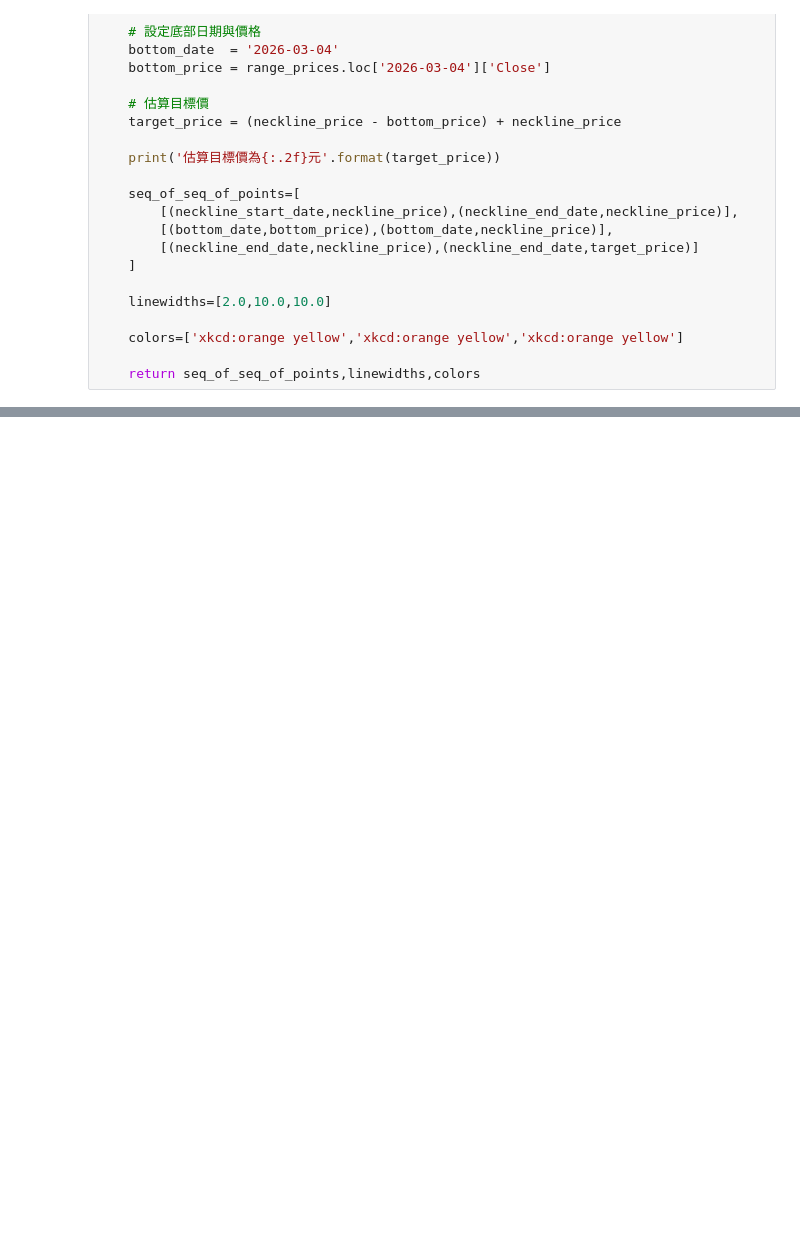
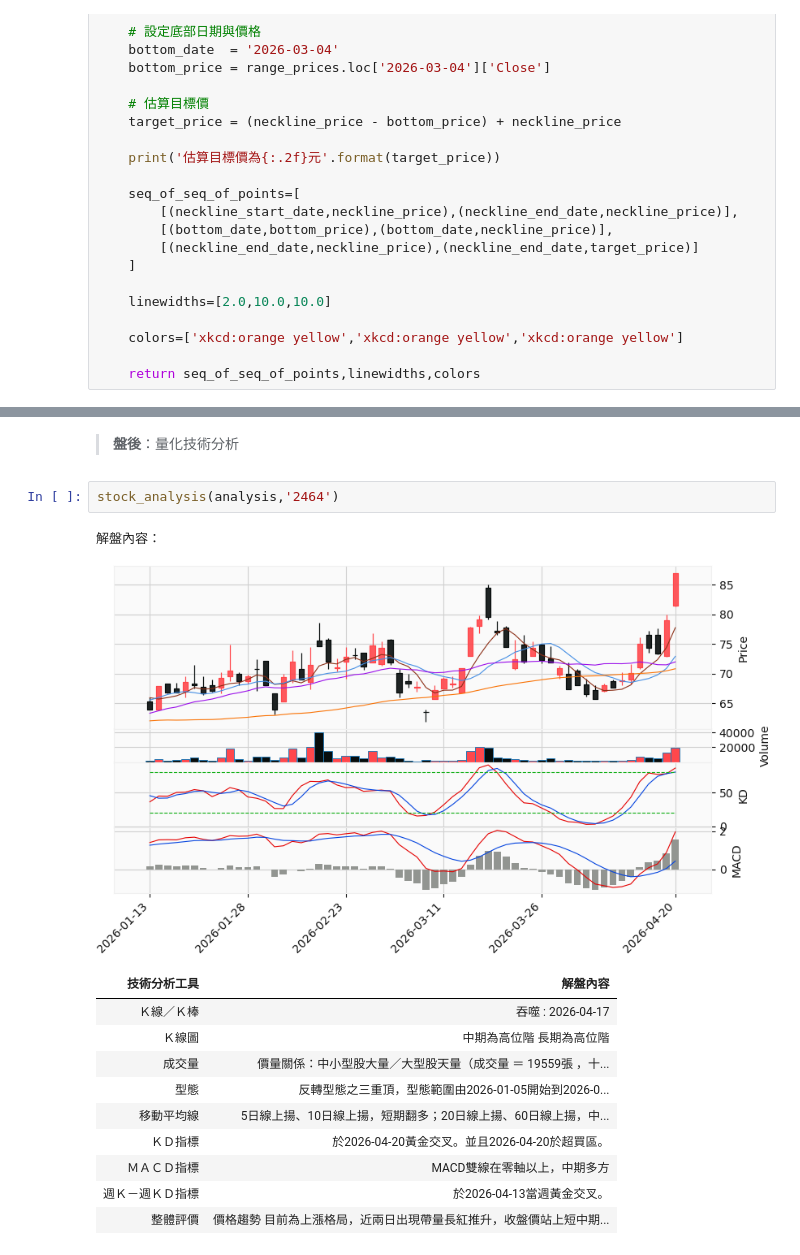
Before and after one commit to yilintung/StockInvestmentNotebook, a Jupyter notebook: 260420筆記.ipynb, the cells around one changed output, grey strips where cells are left out. Drawn from its saved outputs; the diff is of its cells as text; blank space fills up the shorter version.

```diff
--- a/260420筆記.ipynb
+++ b/260420筆記.ipynb
@@ -177,0 +275,17 @@ display(image)
+# %% [markdown]
+> **盤後**：量化技術分析
+# %%
+stock_analysis(analysis,'2464')
+# %% [output]
+解盤內容：
+[figure, added]
+| 技術分析工具 | 解盤內容 |
+| Ｋ線／Ｋ棒 | 吞噬 : 2026-04-17 |
+| Ｋ線圖 | 中期為高位階 長期為高位階 |
+| 成交量 | 價量關係：中小型股大量／大型股天量（成交量 ＝ 19559張 ，十... |
+| 型態 | 反轉型態之三重頂，型態範圍由2026-01-05開始到2026-0... |
+| 移動平均線 | 5日線上揚、10日線上揚，短期翻多；20日線上揚、60日線上揚，中... |
+| ＫＤ指標 | 於2026-04-20黃金交叉。並且2026-04-20於超買區。 |
+| ＭＡＣＤ指標 | MACD雙線在零軸以上，中期多方 |
+| 週Ｋ－週ＫＤ指標 | 於2026-04-13當週黃金交叉。 |
+| 整體評價 | 價格趨勢 目前為上漲格局，近兩日出現帶量長紅推升，收盤價站上短中期... |
```
Also changed, not shown: parts of 12 cells of this notebook.
